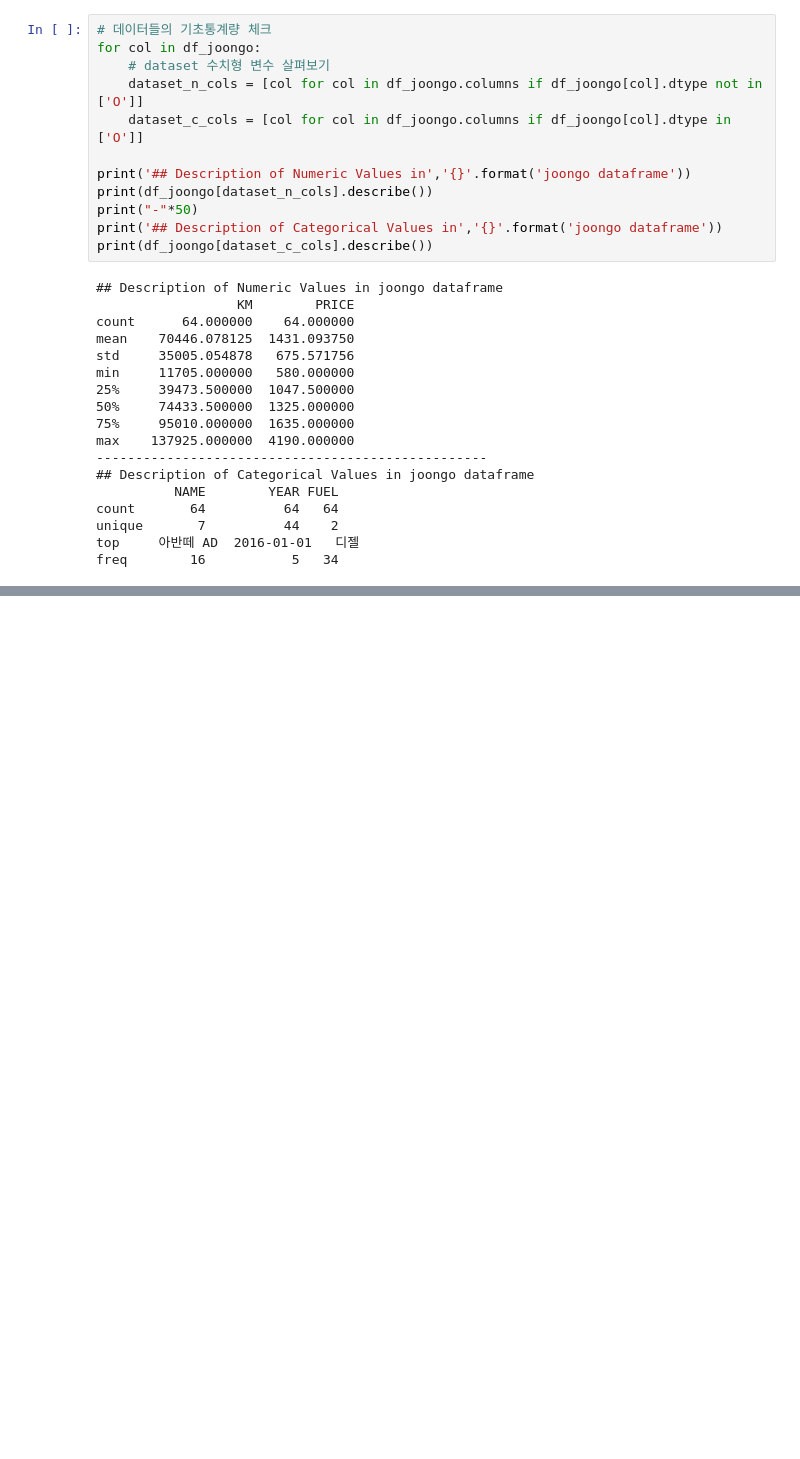
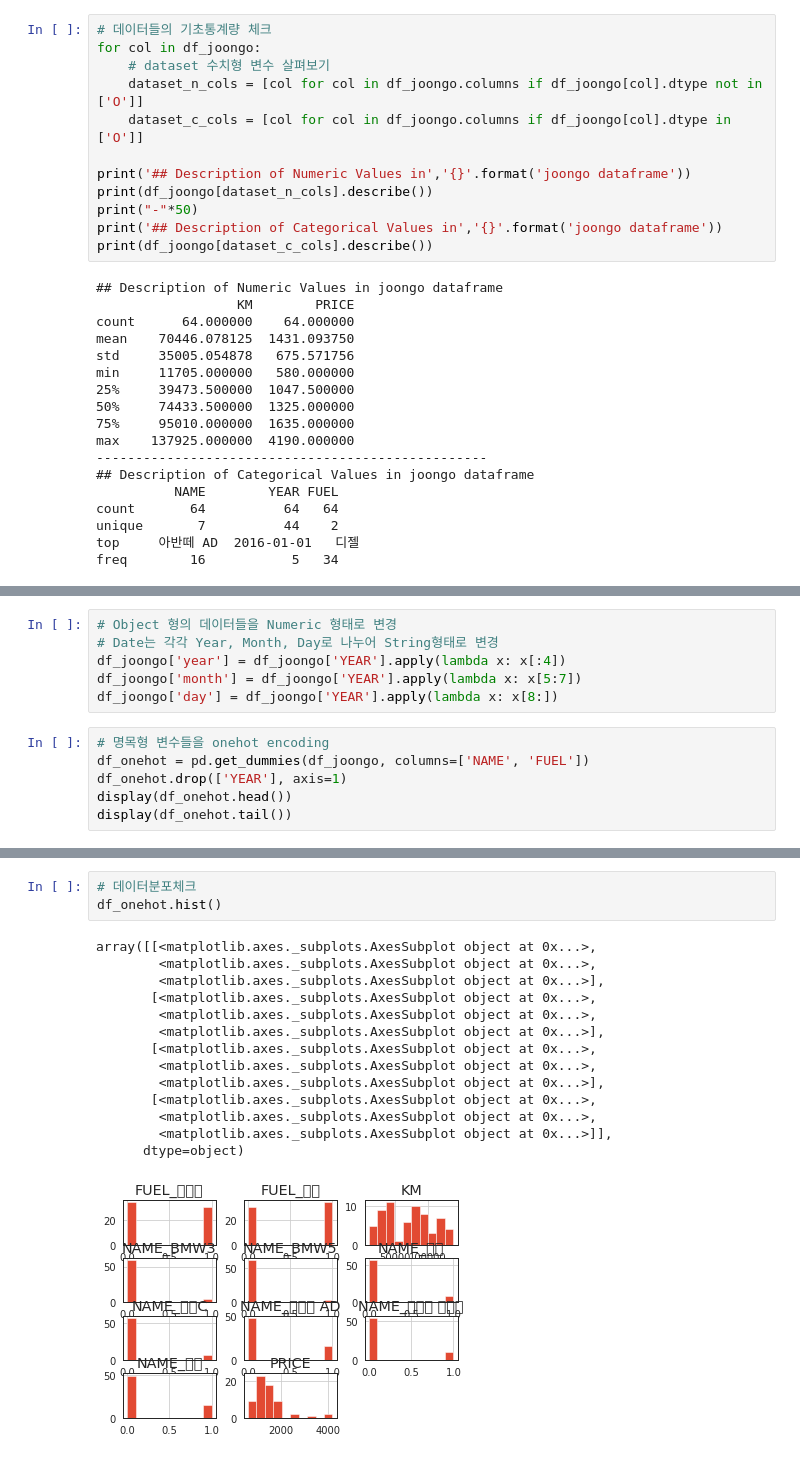
Before and after one commit to jaehyun0220/Colab, a Jupyter notebook: sds_w1.ipynb, the cells around one changed output, grey strips where cells are left out. Saved outputs shown, nothing was run; the diff lists cells and outputs as text; blank space fills up the shorter version.

```diff
--- a/sds_w1.ipynb
+++ b/sds_w1.ipynb
@@ -167,0 +173,12 @@ freq        16           5   34
+# %%
+# Object 형의 데이터들을 Numeric 형태로 변경
+# Date는 각각 Year, Month, Day로 나누어 String형태로 변경
+df_joongo['year'] = df_joongo['YEAR'].apply(lambda x: x[:4])
+df_joongo['month'] = df_joongo['YEAR'].apply(lambda x: x[5:7])
+df_joongo['day'] = df_joongo['YEAR'].apply(lambda x: x[8:])
+# %%
+# 명목형 변수들을 onehot encoding
+df_onehot = pd.get_dummies(df_joongo, columns=['NAME', 'FUEL'])
+df_onehot.drop(['YEAR'], axis=1)
+display(df_onehot.head())
+display(df_onehot.tail())
@@ -167,0 +198,18 @@ freq        16           5   34
+# %%
+# 데이터분포체크
+df_onehot.hist()
+# %% [output]
+array([[<matplotlib.axes._subplots.AxesSubplot object at 0x...>,
+        <matplotlib.axes._subplots.AxesSubplot object at 0x...>,
+        <matplotlib.axes._subplots.AxesSubplot object at 0x...>],
+       [<matplotlib.axes._subplots.AxesSubplot object at 0x...>,
+        <matplotlib.axes._subplots.AxesSubplot object at 0x...>,
+        <matplotlib.axes._subplots.AxesSubplot object at 0x...>],
+       [<matplotlib.axes._subplots.AxesSubplot object at 0x...>,
+        <matplotlib.axes._subplots.AxesSubplot object at 0x...>,
+        <matplotlib.axes._subplots.AxesSubplot object at 0x...>],
+       [<matplotlib.axes._subplots.AxesSubplot object at 0x...>,
+        <matplotlib.axes._subplots.AxesSubplot object at 0x...>,
+        <matplotlib.axes._subplots.AxesSubplot object at 0x...>]],
+      dtype=object)
+[figure, added]
```
Also changed, not shown: parts of 14 cells of this notebook.
